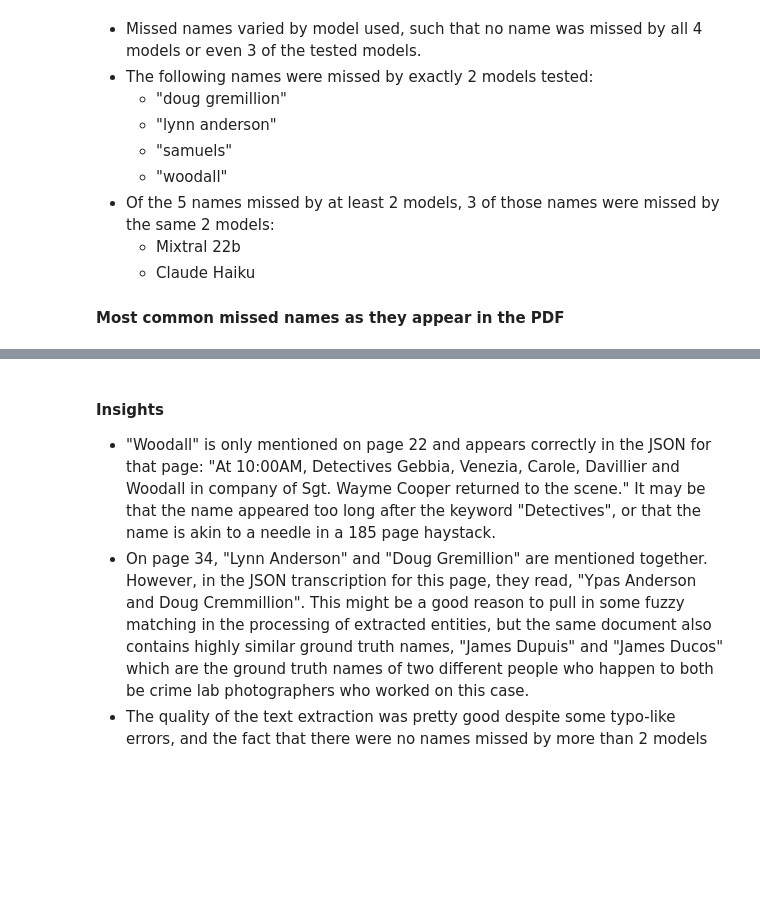
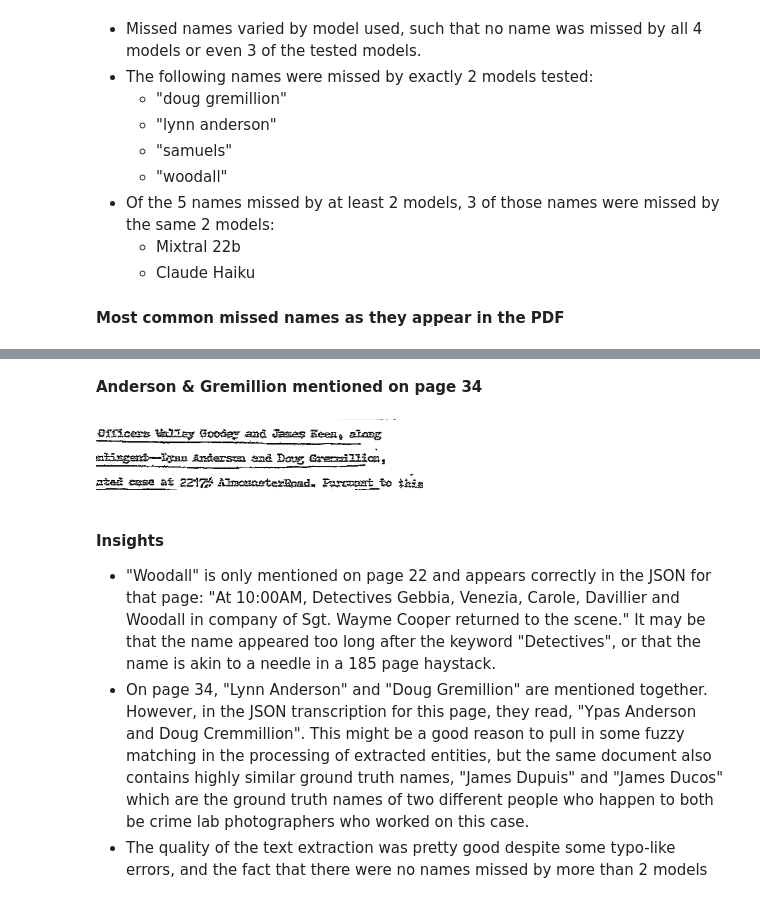
Before and after one commit to ipno-llead/US-IPNO-exonerations, a Jupyter notebook: write/HRDAG-tech-corner/blog-post-2/write/deepdive-1.ipynb, the cells around one changed output, grey strips where cells are left out. Saved outputs shown, nothing was run; the diff lists cells and outputs as text; code cells hidden in the pictures; blank space fills up the shorter version.

```diff
--- a/write/HRDAG-tech-corner/blog-post-2/write/deepdive-1.ipynb
+++ b/write/HRDAG-tech-corner/blog-post-2/write/deepdive-1.ipynb
@@ -235,3 +198,9 @@ HTML(get_html(img_file="../imgs/anderson_gremillion_pg34.png", label="Anderson &
+# %% [markdown]
+**Anderson & Gremillion mentioned on page 34**
+# %%
+Image(filename="../imgs/anderson_gremillion_pg34.png")
+# %% [output]
+[figure, added]
 # %% [markdown]
 #### Insights
 - "Woodall" is only mentioned on page 22 and appears correctly in the JSON for that page: "At 10:00AM, Detectives Gebbia, Venezia, Carole, Davillier and Woodall in company of Sgt. Wayme Cooper returned to the scene." It may be that the name appeared too long after the keyword "Detectives", or that the name is akin to a needle in a 185 page haystack.
```
Also changed, not shown: parts of 23 cells of this notebook.
